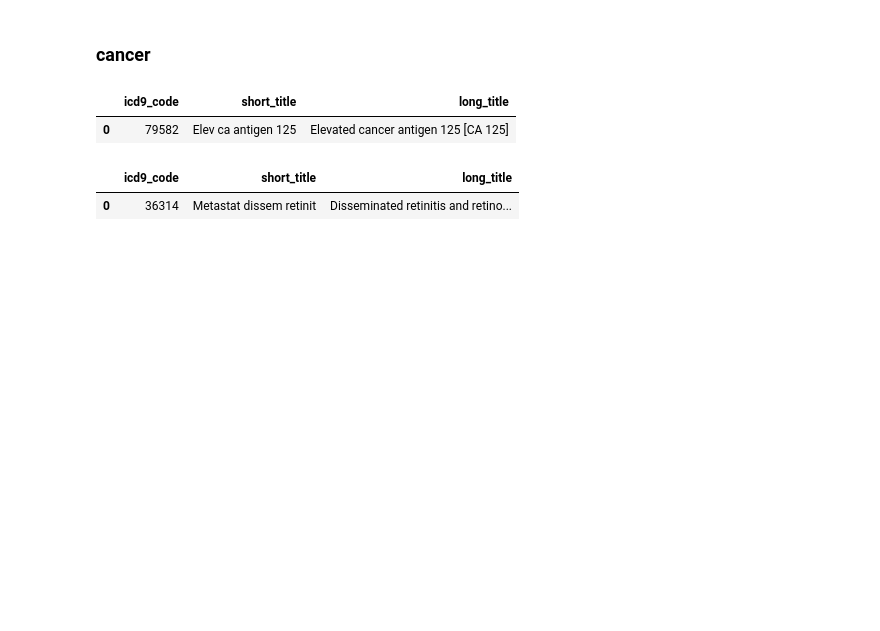
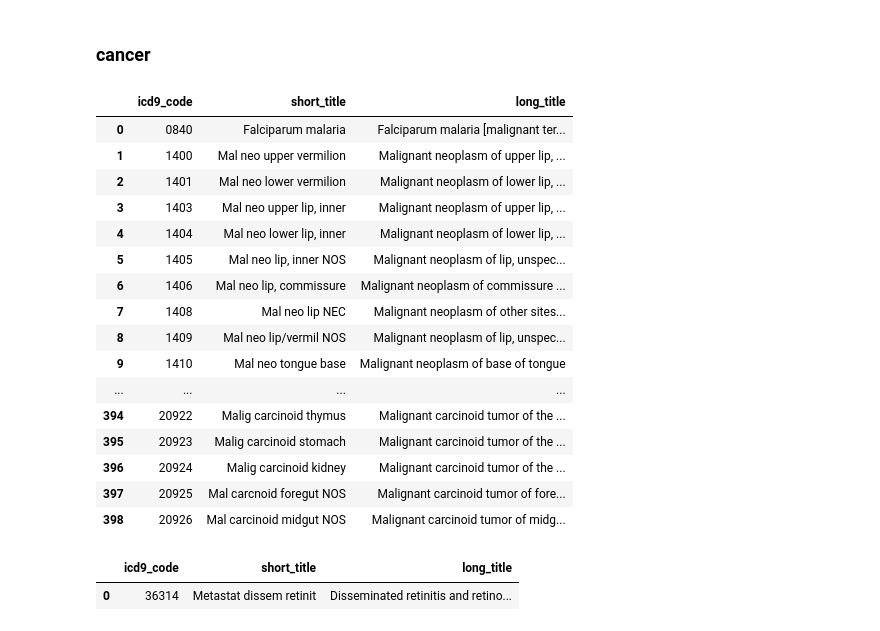
Before and after one commit to anaeliaovalle/opioid_mimic_research, a Jupyter notebook: playground/scratch_validation_tables.ipynb, the cells around one changed output. Cells and saved outputs as stored; diff of their text form; code cells hidden in the pictures; blank space fills up the shorter version.

```diff
--- a/playground/scratch_validation_tables.ipynb
+++ b/playground/scratch_validation_tables.ipynb
@@ -12,7 +12,7 @@ import matplotlib.lines as mlines
 pd.options.display.max_colwidth = 1000
 pd.options.display.width = 1000
 pd.options.display.max_columns = 1000
-pd.options.display.max_rows = 200
+pd.options.display.max_rows = 500
 
 
 %matplotlib inline
@@ -243,18 +243,36 @@ df_clean
 # %%
 query = query_schema + """
 SELECT icd9_code
     , short_title
     , long_title
 FROM d_icd_diagnoses
 -- build icd9 cancer codes from: https://www.ncbi.nlm.nih.gov/books/NBK230788/
-WHERE lower(short_title) LIKE '%cancer%' OR lower(long_title) LIKE '%cancer%'
+WHERE lower(long_title) LIKE '%cancer%' OR lower(long_title) LIKE '%malignant%'
+-- but dont grab icd9 codes for screenings, personal history, or family history of cancer V.x.x.x.x
+AND icd9_code NOT LIKE 'V%'
+ORDER BY icd9_code ASC
 
 """
 df_clean= pd.read_sql_query(query,con)
 df_clean
 # %% [output]
 |  | icd9_code | short_title | long_title |
-| 0 | 79582 | Elev ca antigen 125 | Elevated cancer antigen 125 [CA 125] |
+| 0 | 0840 | Falciparum malaria | Falciparum malaria [malignant ter... |
+| 1 | 1400 | Mal neo upper vermilion | Malignant neoplasm of upper lip, ... |
+| 2 | 1401 | Mal neo lower vermilion | Malignant neoplasm of lower lip, ... |
+| 3 | 1403 | Mal neo upper lip, inner | Malignant neoplasm of upper lip, ... |
+| 4 | 1404 | Mal neo lower lip, inner | Malignant neoplasm of lower lip, ... |
+| 5 | 1405 | Mal neo lip, inner NOS | Malignant neoplasm of lip, unspec... |
+| 6 | 1406 | Mal neo lip, commissure | Malignant neoplasm of commissure ... |
+| 7 | 1408 | Mal neo lip NEC | Malignant neoplasm of other sites... |
+| 8 | 1409 | Mal neo lip/vermil NOS | Malignant neoplasm of lip, unspec... |
+| 9 | 1410 | Mal neo tongue base | Malignant neoplasm of base of tongue |
+| ... | ... | ... | ... |
+| 394 | 20922 | Malig carcinoid thymus | Malignant carcinoid tumor of the ... |
+| 395 | 20923 | Malig carcinoid stomach | Malignant carcinoid tumor of the ... |
+| 396 | 20924 | Malig carcinoid kidney | Malignant carcinoid tumor of the ... |
+| 397 | 20925 | Mal carcnoid foregut NOS | Malignant carcinoid tumor of fore... |
+| 398 | 20926 | Mal carcinoid midgut NOS | Malignant carcinoid tumor of midg... |
 # %%
 query = query_schema + """
 SELECT icd9_code
```
Also changed, not shown: 7 other files.
